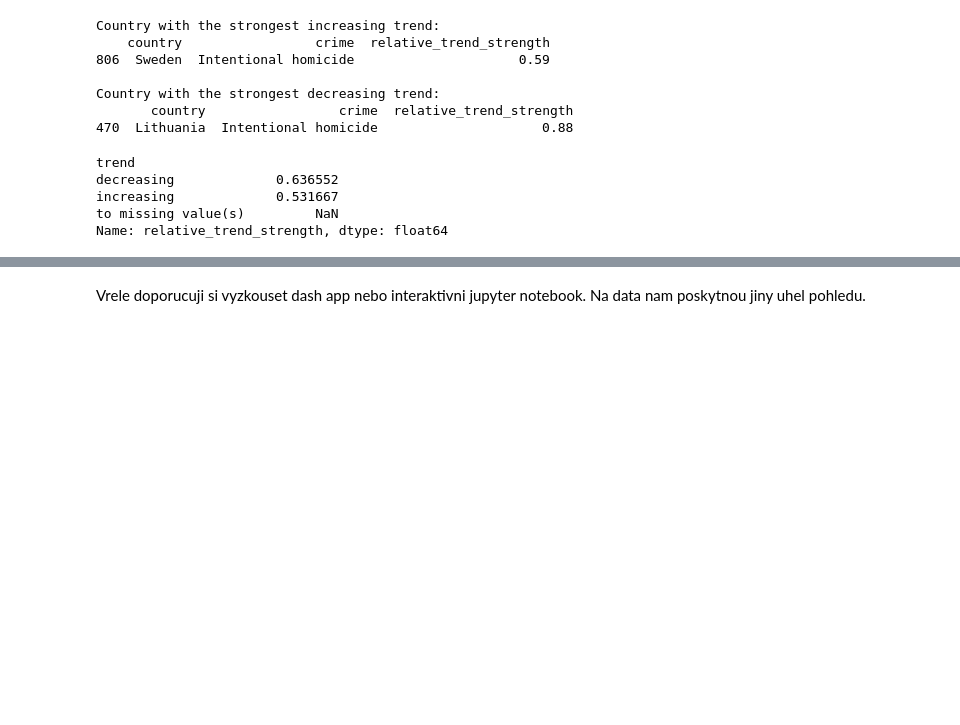
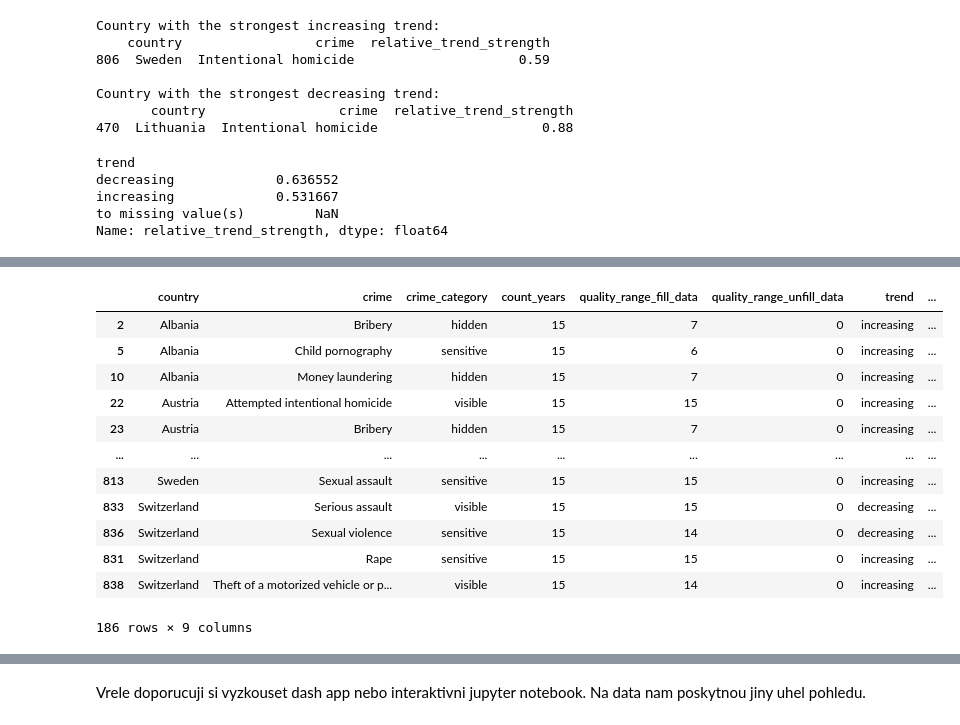
Before and after one commit to klbek/Analysis-of-Crime-in-the-EU, a Jupyter notebook: notebooks/summarized_crime_info.ipynb, the cells around one changed output, grey strips where cells are left out. Drawn from its saved outputs; the diff is of its cells as text; code cells hidden in the pictures; blank space fills up the shorter version.

```diff
--- a/notebooks/summarized_crime_info.ipynb
+++ b/notebooks/summarized_crime_info.ipynb
@@ -228,0 +273,16 @@ Name: relative_trend_strength, dtype: float64
+# %%
+suspicious_df.sort_values(by='country')
+# %% [output]
+|  | country | crime | crime_category | count_years | quality_range_fill_data | quality_range_unfill_data | trend | ... |
+| 2 | Albania | Bribery | hidden | 15 | 7 | 0 | increasing | ... |
+| 5 | Albania | Child pornography | sensitive | 15 | 6 | 0 | increasing | ... |
+| 10 | Albania | Money laundering | hidden | 15 | 7 | 0 | increasing | ... |
+| 22 | Austria | Attempted intentional homicide | visible | 15 | 15 | 0 | increasing | ... |
+| 23 | Austria | Bribery | hidden | 15 | 7 | 0 | increasing | ... |
+| ... | ... | ... | ... | ... | ... | ... | ... | ... |
+| 813 | Sweden | Sexual assault | sensitive | 15 | 15 | 0 | increasing | ... |
+| 833 | Switzerland | Serious assault | visible | 15 | 15 | 0 | decreasing | ... |
+| 836 | Switzerland | Sexual violence | sensitive | 15 | 14 | 0 | decreasing | ... |
+| 831 | Switzerland | Rape | sensitive | 15 | 15 | 0 | increasing | ... |
+| 838 | Switzerland | Theft of a motorized vehicle or p... | visible | 15 | 14 | 0 | increasing | ... |
+186 rows × 9 columns
```
Also changed, not shown: parts of 4 cells of this notebook.
